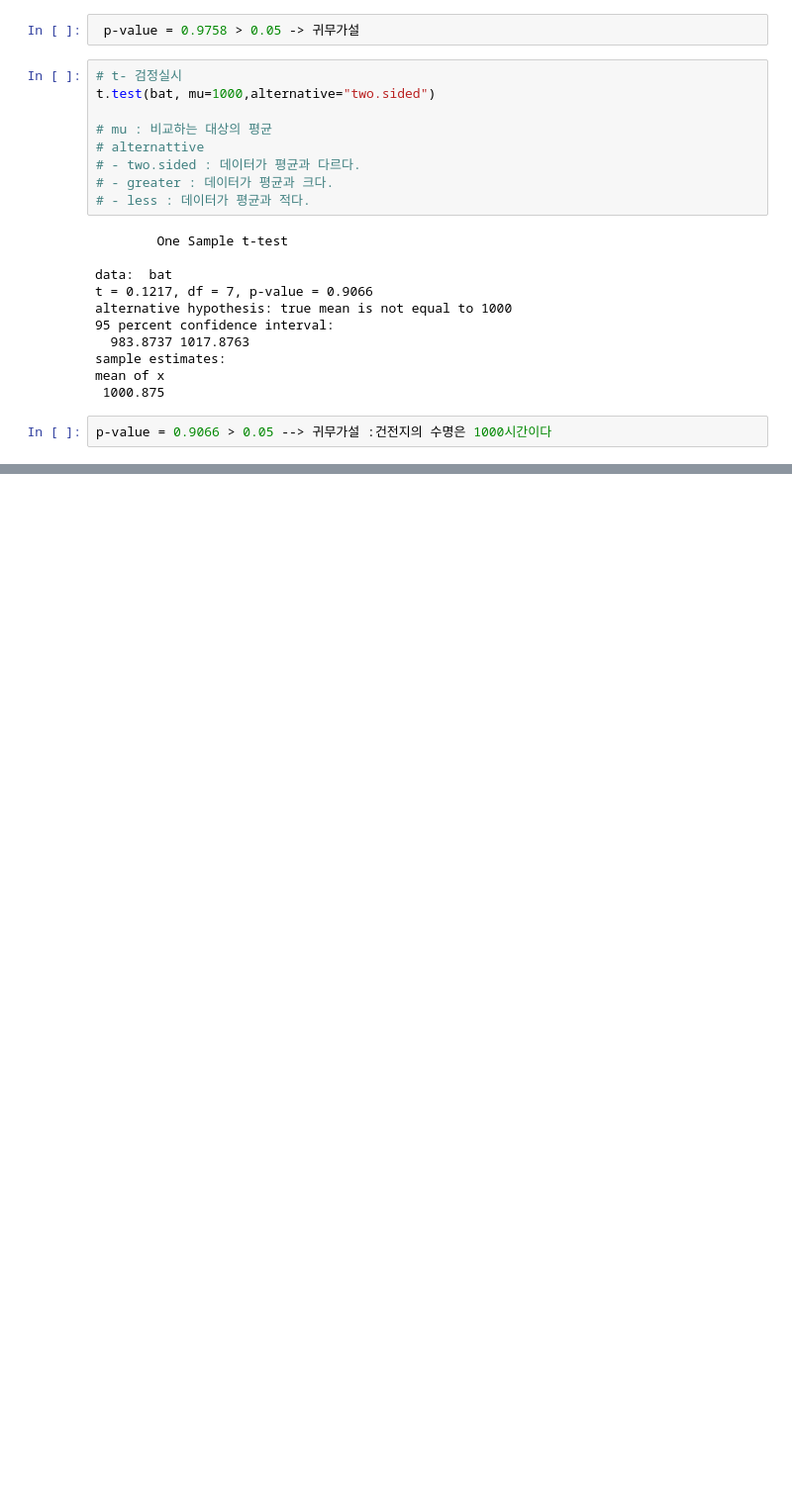
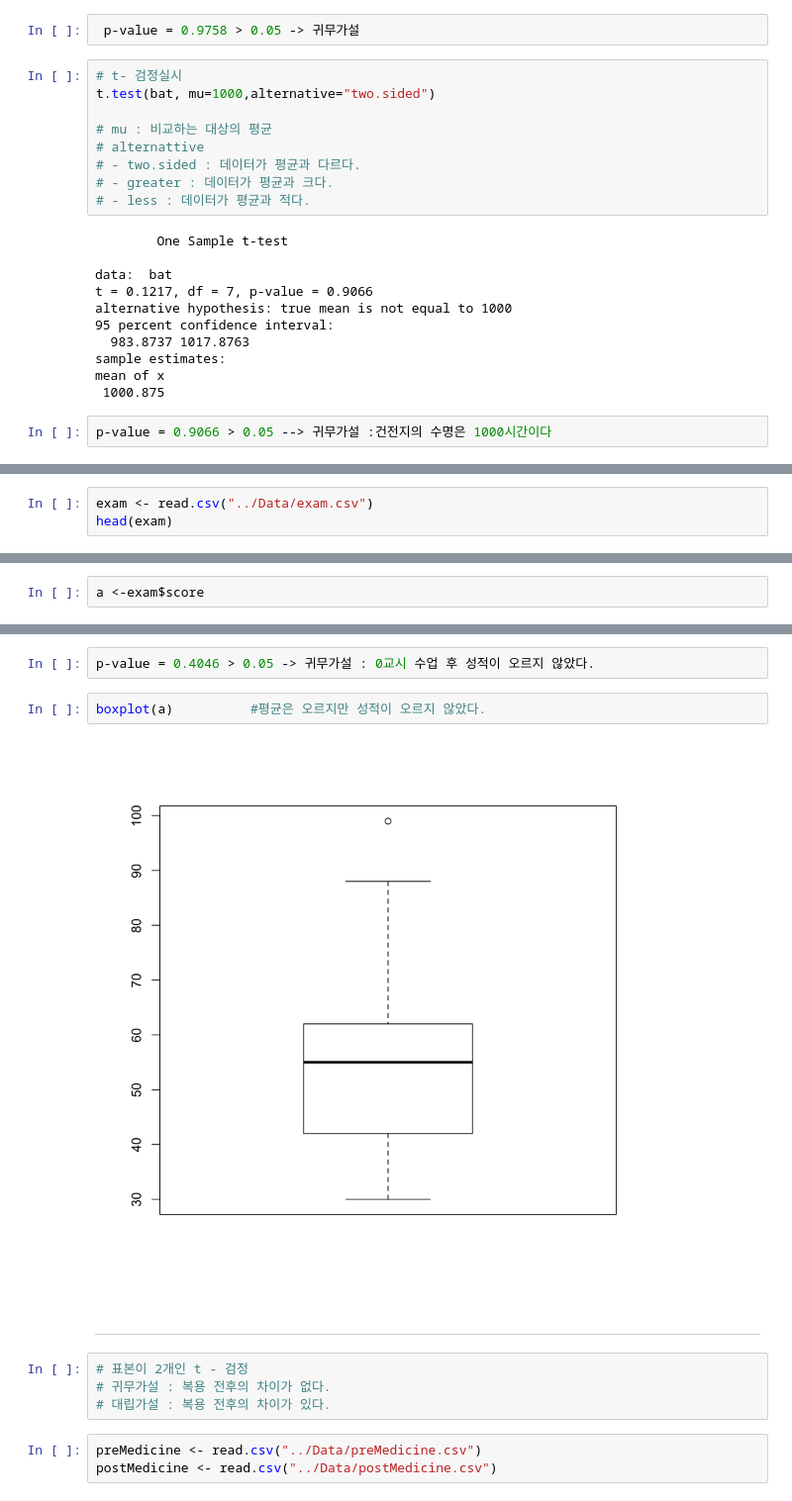
Before and after one commit to naddda0813/Rbase, a Jupyter notebook: 14. 가설검정.ipynb, the cells around one changed output, grey strips where cells are left out. Shown at 99% size. Saved outputs shown, nothing was run; the diff lists cells and outputs as text; blank space fills up the shorter version.

```diff
--- a/14. 가설검정.ipynb
+++ b/14. 가설검정.ipynb
@@ -119,0 +123,3 @@ p-value = 0.9066 > 0.05 --> 귀무가설 :건전지의 수명은 1000시간이
+# %%
+exam <- read.csv("../Data/exam.csv")
+head(exam)
@@ -119,0 +145,2 @@ p-value = 0.9066 > 0.05 --> 귀무가설 :건전지의 수명은 1000시간이
+# %%
+a <-exam$score
@@ -119,0 +179,15 @@ p-value = 0.9066 > 0.05 --> 귀무가설 :건전지의 수명은 1000시간이
+# %%
+p-value = 0.4046 > 0.05 -> 귀무가설 : 0교시 수업 후 성적이 오르지 않았다.
+# %%
+boxplot(a)          #평균은 오르지만 성적이 오르지 않았다.
+# %% [output]
+[figure, added]
+# %% [markdown]
+---
+# %%
+# 표본이 2개인 t - 검정
+# 귀무가설 : 복용 전후의 차이가 없다.
+# 대립가설 : 복용 전후의 차이가 있다.
+# %%
+preMedicine <- read.csv("../Data/preMedicine.csv")
+postMedicine <- read.csv("../Data/postMedicine.csv")
```
Also changed, not shown: parts of 37 cells of this notebook, 3 other files.
